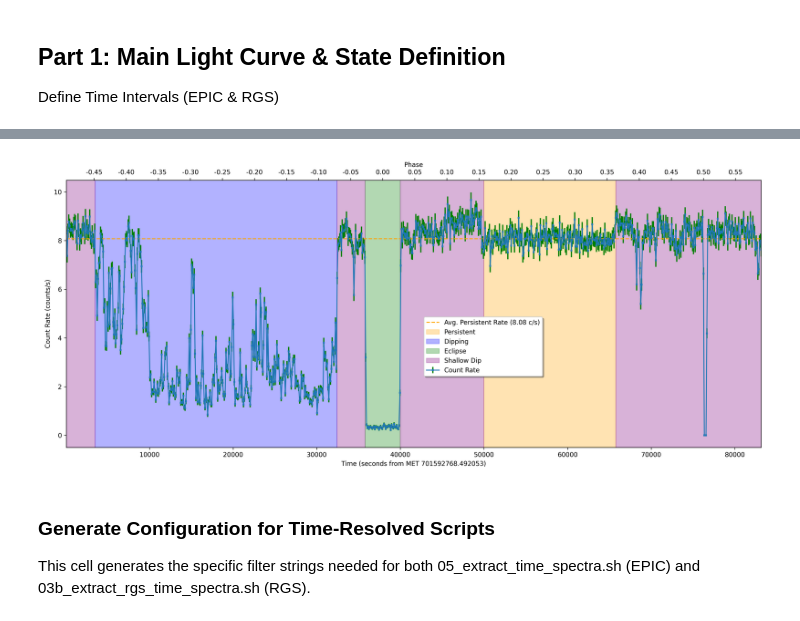
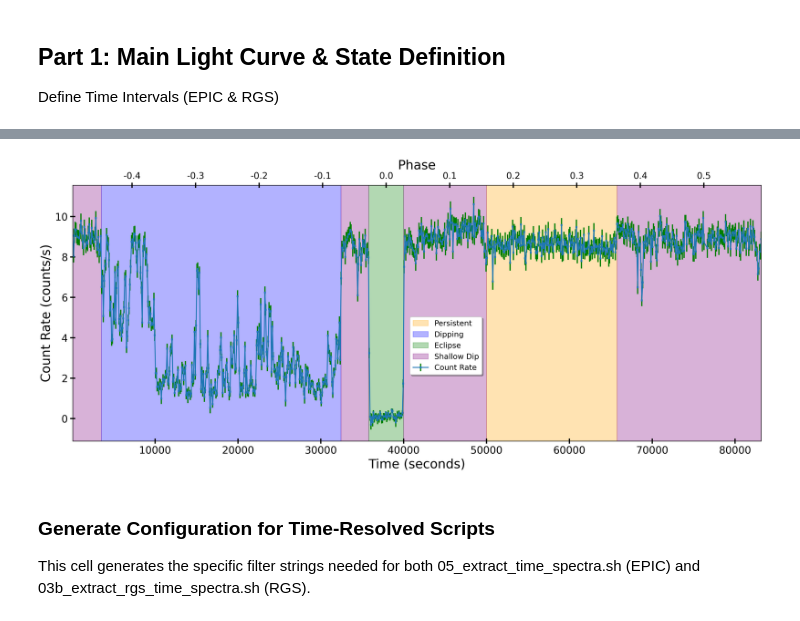
Before and after one commit to KSSolomons/Swift-j1858.6-0814, a Jupyter notebook: notebooks/time_flux_extraction.ipynb, the cells around one changed output, grey strips where cells are left out. Drawn from its saved outputs; the diff is of its cells as text; code cells hidden in the pictures.

```diff
--- a/notebooks/time_flux_extraction.ipynb
+++ b/notebooks/time_flux_extraction.ipynb
@@ -65,7 +65,7 @@ Define Time Intervals (EPIC & RGS)
 # %%
 # --- Configuration ---
 # Define path to the raw lightcurve
-lc_file_path = f"{project_root}/products/{obsid}/pn/lc/pn_source_lc_raw.fits"
+lc_file_path = f"{project_root}/products/{obsid}/pn/lc/pn_source_lc_corrected.fits"
 
 # --- Data Loading ---
 with fits.open(lc_file_path) as hdul:
@@ -122,9 +122,9 @@ ax1.errorbar(time_relative, rate_clean, yerr=error_clean, fmt='s-',
              markersize=2, alpha=1, elinewidth=2, ecolor='green', label='Count Rate')
 
 # Plot Average Persistent Level
-ax1.hlines(average_persistent_rate, time_relative[0], time_relative[-1],
-           colors='orange', linestyles='dashed',
-           label=f'Avg. Persistent Rate ({average_persistent_rate:.2f} c/s)')
+# ax1.hlines(average_persistent_rate, time_relative[0], time_relative[-1],
+#            colors='orange', linestyles='dashed',
+#            label=f'Avg. Persistent Rate ({average_persistent_rate:.2f} c/s)')
 
 # Highlight Intervals
 # Persistent
@@ -144,42 +144,47 @@ for i, (start, end) in enumerate(shallow_dip_intervals):
     ax1.axvspan(start, end, color='purple', alpha=0.3, label=label)
 
 # Formatting Ax1
-ax1.set_xlabel(f'Time (seconds from MET {tstart:f})')
-ax1.set_ylabel('Count Rate (counts/s)')
-ax1.legend(fancybox=True, shadow=True, loc='upper center', bbox_to_anchor=(0.6, 0.5))
+# ax1.set_xlabel(f'Time (seconds from MET {tstart:f})')
+ax1.set_xlabel(f'Time (seconds)', fontsize=20)
+ax1.set_ylabel('Count Rate (counts/s)', fontsize=20)
+ax1.legend(fancybox=True, shadow=True, loc='best', bbox_to_anchor=(0.6, 0.5), fontsize=12)
 ax1.set_xlim(time_relative[0], time_relative[-1])
 
 # --- Secondary Axis (Phase) ---
 ax2 = ax1.twiny()
 
 period_seconds = 21.3 * 3600
 t0 = (eclipse_intervals[0] + eclipse_intervals[1]) / 2  # Midpoint of eclipse
 
 def time_to_phase(t):
     return (t - t0) / period_seconds
 
 # Map limits
 x_min, x_max = ax1.get_xlim()
 ax2.set_xlim(time_to_phase(x_min), time_to_phase(x_max))
 
 # Formatting Ax2
-ax2.set_xlabel("Phase")
+ax2.set_xlabel("Phase", fontsize=20)
 ax2.xaxis.set_ticks_position('top')
 ax2.xaxis.set_label_position('top')
-ax2.xaxis.set_major_locator(MultipleLocator(0.05))
-ax2.xaxis.set_major_formatter(FormatStrFormatter('%.2f'))
+ax2.xaxis.set_major_locator(MultipleLocator(0.1))
+ax2.xaxis.set_major_formatter(FormatStrFormatter('%.1f'))
 
 plt.tight_layout()
+
+# Increase tick label sizes
+ax1.tick_params(axis='both', which='major', labelsize=16, length=8, width=2, direction='inout')
+ax2.tick_params(axis='both', which='major', labelsize=14, length=8, width=2, direction='inout')
 
 # Save and Display
 plot_path = f"{project_root}/products/{obsid}/pn/lc/pn_states_lc.png"
 fig.savefig(plot_path, dpi=300)
 plt.close()
 display(Image(filename=plot_path, width=800))
 # %% [output]
 [interactive output not drawn]
 [interactive output not drawn]
-[figure, old version]
+[figure, new version]
 # %% [markdown]
 ### Generate Configuration for Time-Resolved Scripts
 
```
Also changed, not shown: parts of 3 cells of this notebook, 4 other files.
